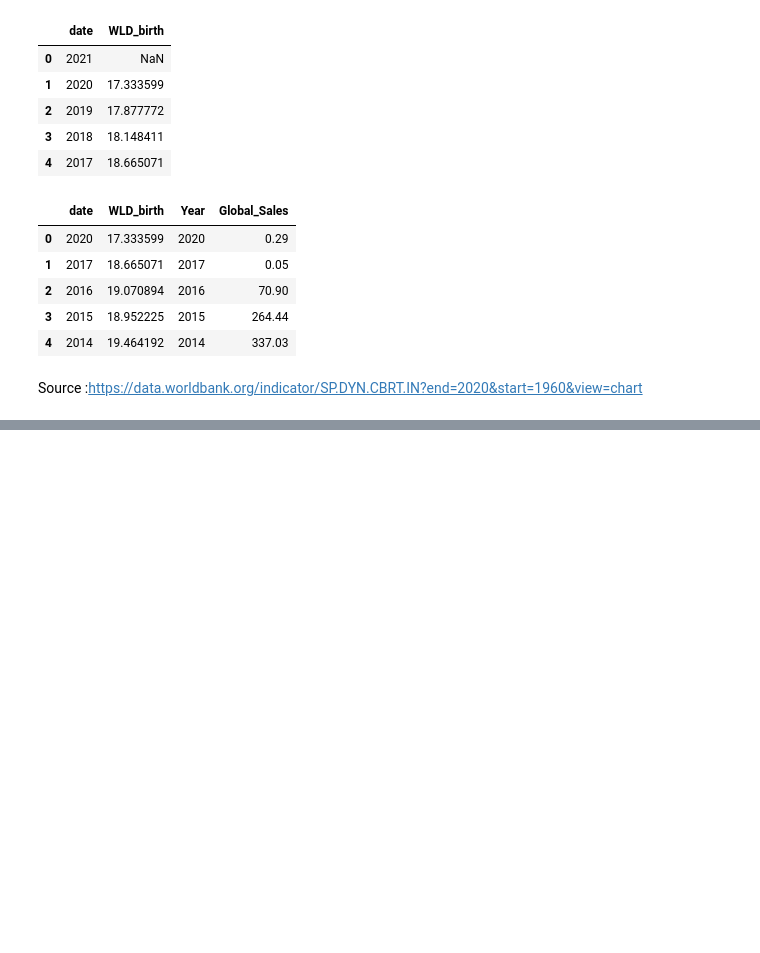
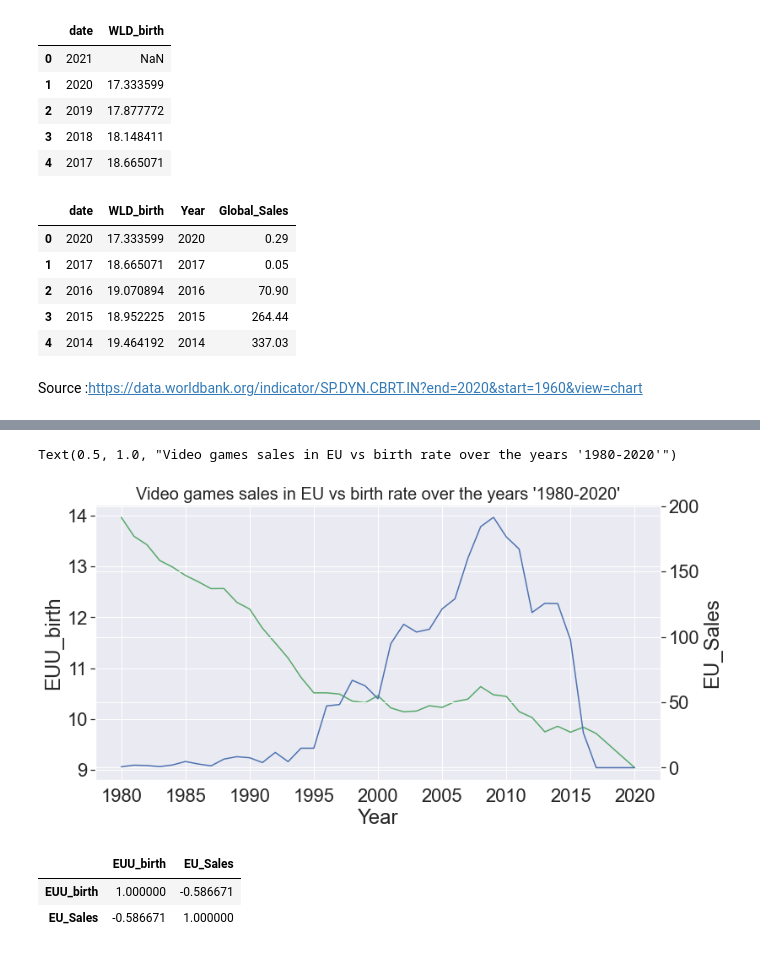
Before and after one commit to KirbyDream/APi_project, a Jupyter notebook: cleaning_VG.ipynb, the cells around one changed output, grey strips where cells are left out. Cells and saved outputs as stored; diff of their text form; code cells hidden in the pictures; blank space fills up the shorter version.

Commit message:
update image

```diff
--- a/cleaning_VG.ipynb
+++ b/cleaning_VG.ipynb
@@ -545,3 +549,18 @@ sns.lineplot(data=c,x = "Year", y ="EU_Sales", color="b", ax=ax2)
+# %%
+line_ =sns.lineplot(data=c,x = "Year", y = "EUU_birth", color="g")
+ax2 = plt.twinx()
+line_ = sns.lineplot(data=c,x = "Year", y ="EU_Sales", color="b", ax=ax2)
+line_.set_title("Video games sales in EU vs birth rate over the years '1980-2020'",fontsize=20)
+# %% [output]
+Text(0.5, 1.0, "Video games sales in EU vs birth rate over the years '1980-2020'")
+[figure, added]
+# %%
+df_corr1 = c.drop(columns=["Year","date"])
+df_corr1.corr()
+# %% [output]
+|  | EUU_birth | EU_Sales |
+| EUU_birth | 1.000000 | -0.586671 |
+| EU_Sales | -0.586671 | 1.000000 |
 # %%
 #https://api.worldbank.org/v2/country/NAC/indicator/SP.DYN.CBRT.IN?format=json
 api_birth_region("NAC").head()
```
Also changed, not shown: parts of 92 cells of this notebook, 1 other file.
